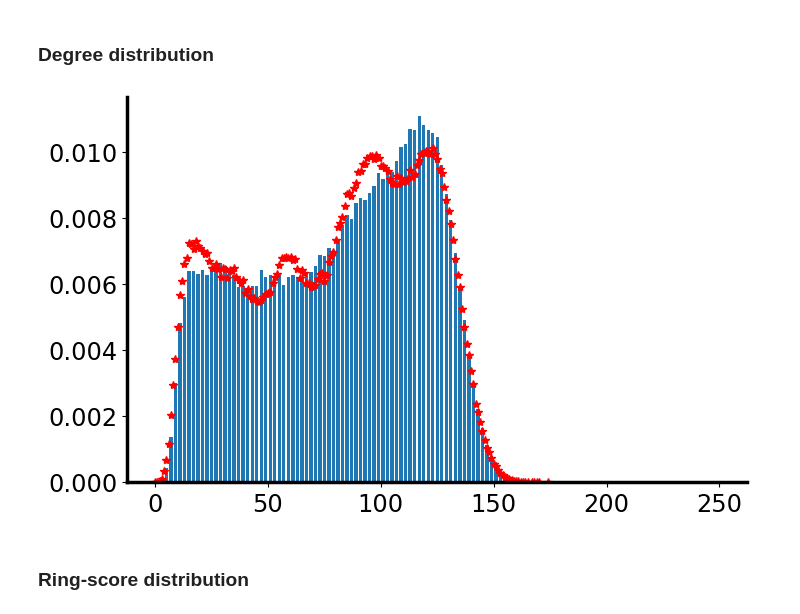
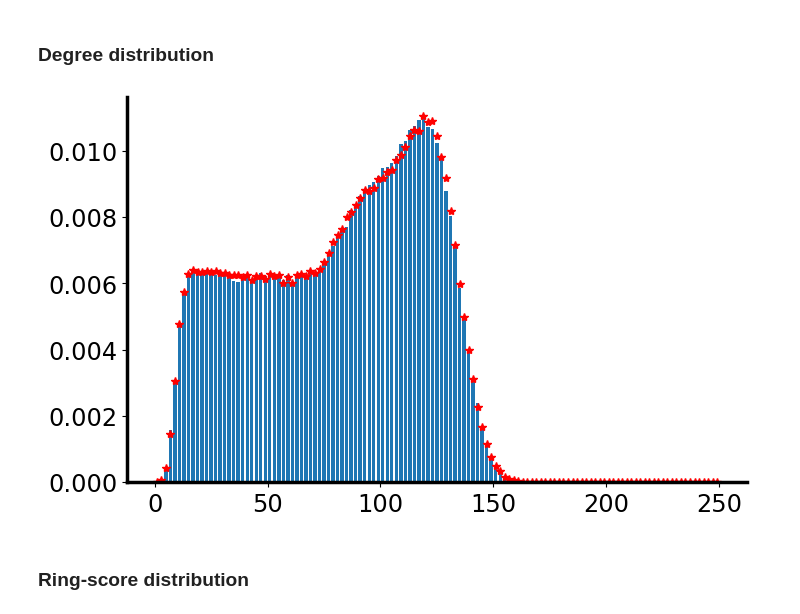
Before and after one commit to ClusterDuck123/ringity, a Jupyter notebook: doc/figures/Fig3-network_model_parameters.ipynb, the cells around one changed output. Saved outputs shown, nothing was run; the diff lists cells and outputs as text; code cells hidden in the pictures.

```diff
--- a/doc/figures/Fig3-network_model_parameters.ipynb
+++ b/doc/figures/Fig3-network_model_parameters.ipynb
@@ -512,11 +513,11 @@ clustdist_fig = draw_clustering_distribution(builder,
 # %% [markdown]
 ### Degree distribution
-# %%
-degdist_fig = draw_degree_distribution(builder,
-                                       n_ensemble = 2**9,
-                                       with_labels = False)
-# %% [output]
-[figure, removed]
+# %%
+degdist_fig = draw_degree_distribution(builder,
+                                       n_ensemble = 2**2 * N_ENSEMBLE,
+                                       with_labels = False)
+# %% [output]
+[figure, added]
 # %% [markdown]
 ### Ring-score distribution
 # %%
```
Also changed, not shown: parts of 21 cells of this notebook.
